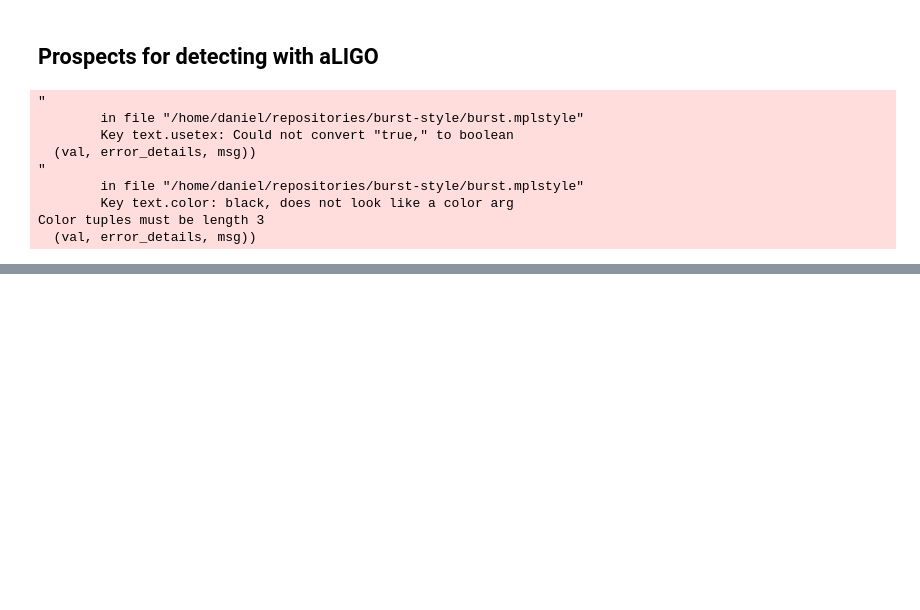
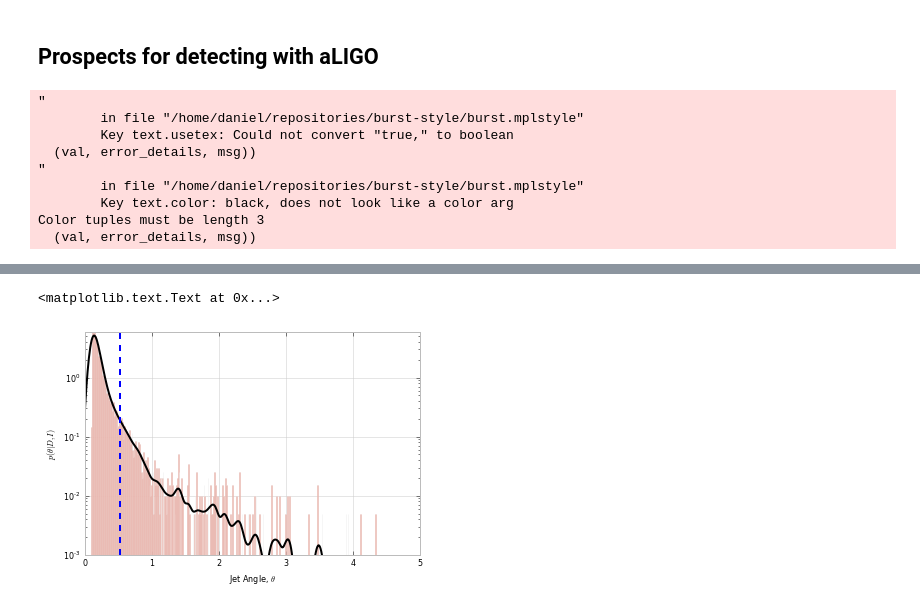
Before and after one commit to transientlunatic/grbeams, a Jupyter notebook: notebooks/sGRB Beaming.ipynb, the cells around one changed output, grey strips where cells are left out. Drawn from its saved outputs; the diff is of its cells as text; code cells hidden in the pictures; blank space fills up the shorter version.

```diff
--- a/notebooks/sGRB Beaming.ipynb
+++ b/notebooks/sGRB Beaming.ipynb
@@ -340,0 +340,27 @@ plt.plot(rate, pdf/(rate.sum()/pdf))
+# %%
+plt.figure()
+
+plt.style.use('/home/daniel/repositories/burst-style/burst.mplstyle')
+#o1scenario = Scenario(bns_prior)
+
+#posterior = BeamingAnglePosterior(o1scenario, efficiency_prior=DeltaDistribution(1), grb_rate=3/u.gigaparsec**3 / u.year)
+#chain = posterior.sample_theta_posterior(nburnin=1000, nsamp=200)
+# Calculate the bandwidth of the poserior for the KDE
+#theta_bw = 1.06*np.std(posterior.theta_samples)*len(posterior.theta_samples/100)**(-0.2)
+#posterior.get_theta_pdf_kde(theta_bw)
+theta_bin_size = 3.5*np.std(posterior.theta_samples) \
+        / len(posterior.theta_samples)**(1./2)
+#theta_bins = np.arange(posterior.theta_range.min(), posterior.theta_range.max(),
+#        theta_bin_size)
+theta_bins = np.linspace(0,10, 1000)
+plt.hist(posterior.theta_samples, bins=theta_bins, log=True,  normed=True, alpha=1)
+plt.plot(posterior.theta_grid,posterior.theta_pdf_kde, \
+        color='k')
+plt.axvline(np.percentile(posterior.theta_samples, 95.0), linestyle='--')
+plt.ylim([1e-3, 6])
+plt.xlim([0,5])
+plt.xlabel(r'Jet Angle, $\theta$')
+plt.ylabel(r'$p(\theta | D,I)$')
+# %% [output]
+<matplotlib.text.Text at 0x...>
+[figure, added]
```
Also changed, not shown: parts of 15 cells of this notebook.
